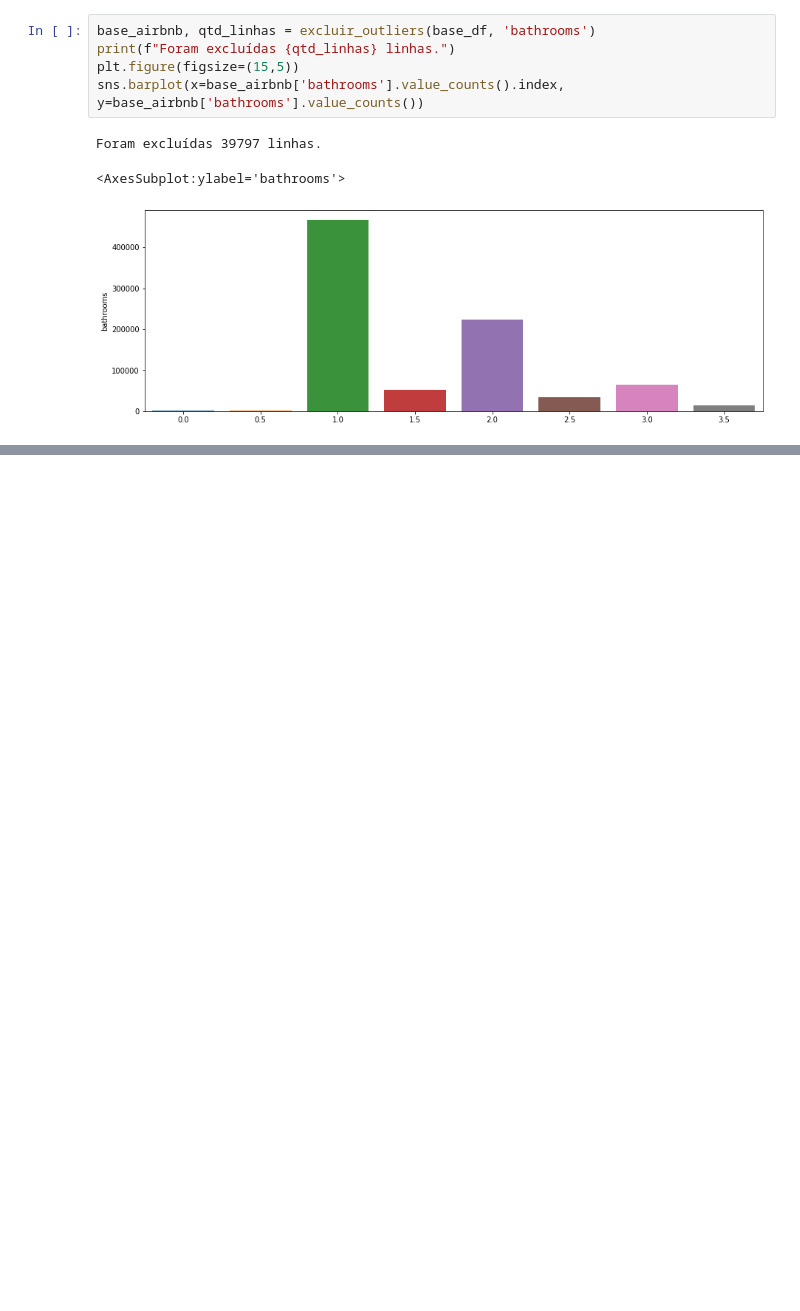
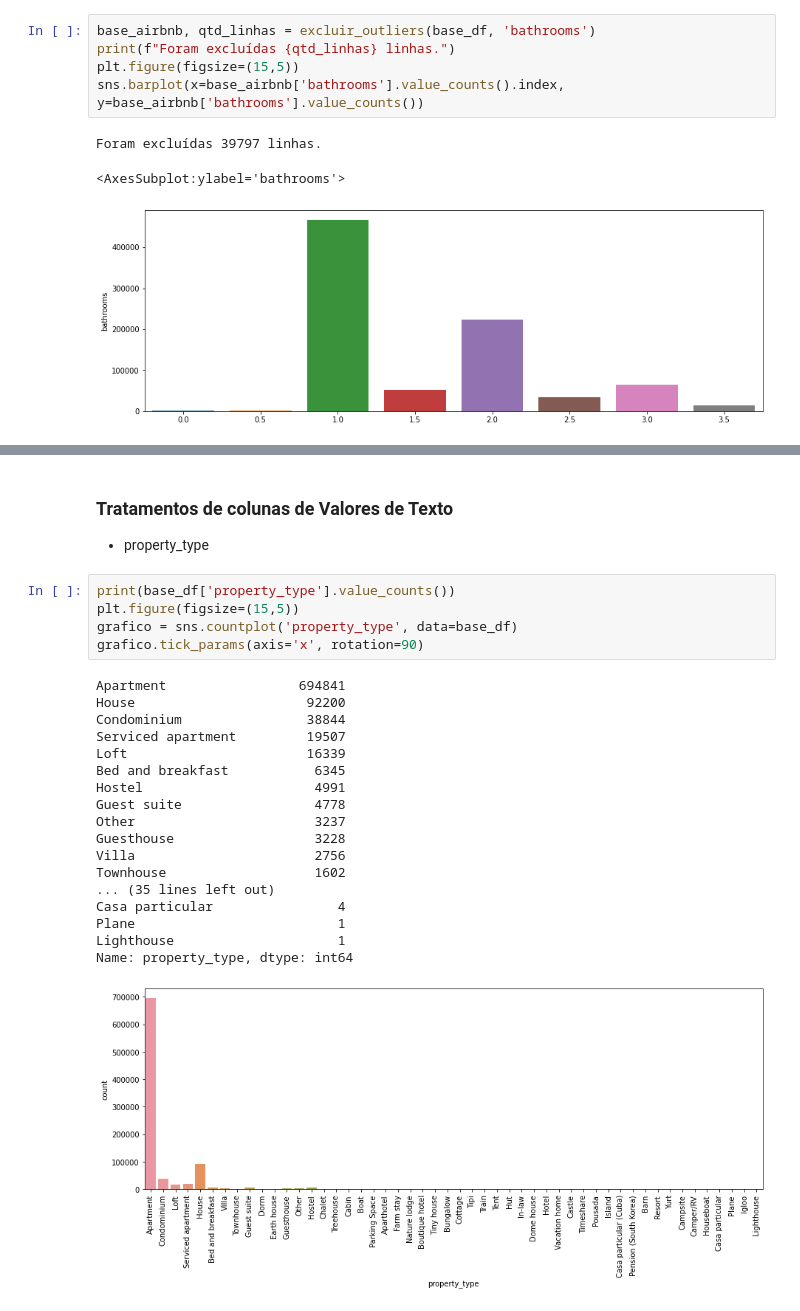
Before and after one commit to DouglasCarvalhoPereira/data_science, a Jupyter notebook: Solucao_previsao_valor.ipynb, the cells around one changed output, grey strips where cells are left out. Drawn from its saved outputs; the diff is of its cells as text; blank space fills up the shorter version.

```diff
--- a/Solucao_previsao_valor.ipynb
+++ b/Solucao_previsao_valor.ipynb
@@ -444,0 +456,28 @@ print(base_df.shape)
+# %% [markdown]
+### Tratamentos de colunas de Valores de Texto
+
+- property_type
+# %%
+print(base_df['property_type'].value_counts())
+plt.figure(figsize=(15,5))
+grafico = sns.countplot('property_type', data=base_df)
+grafico.tick_params(axis='x', rotation=90)
+# %% [output]
+Apartment                 694841
+House                      92200
+Condominium                38844
+Serviced apartment         19507
+Loft                       16339
+Bed and breakfast           6345
+Hostel                      4991
+Guest suite                 4778
+Other                       3237
+Guesthouse                  3228
+Villa                       2756
+Townhouse                   1602
+... (35 lines left out)
+Casa particular                4
+Plane                          1
+Lighthouse                     1
+Name: property_type, dtype: int64
+[figure, added]
```
Also changed, not shown: parts of 46 cells of this notebook.
